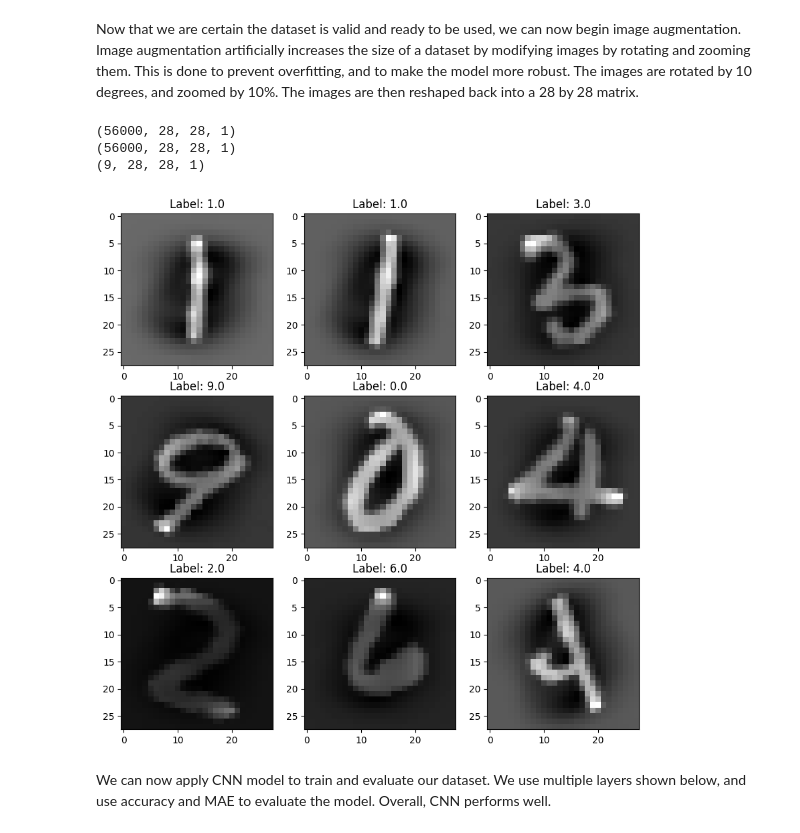
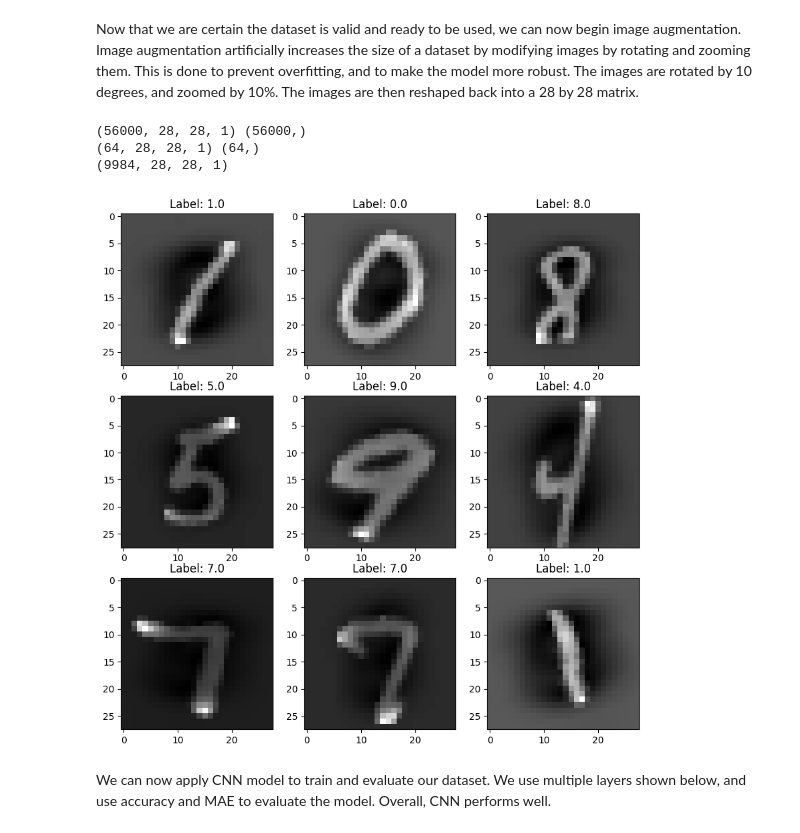
Before and after one commit to Jeffin-J/Digit-Recognition-Model, a Jupyter notebook: numbers(edit 2).ipynb, the cells around one changed output. Saved outputs shown, nothing was run; the diff lists cells and outputs as text; code cells hidden in the pictures.

Commit message:
Added testing image augmentation

```diff
--- a/numbers(edit 2).ipynb
+++ b/numbers(edit 2).ipynb
@@ -49,26 +48,38 @@ Now that we are certain the dataset is valid and ready to be used, we can now be
 # %%
 #Attempting to use Keras's image augmentation
 import keras.preprocessing.image
 from keras.preprocessing.image import ImageDataGenerator
-print(format(X_train.shape))
+print(X_train.shape, y_train.shape)
 datagen = ImageDataGenerator(
         rotation_range=25,
-        zoom_range = 0.10,
+        zoom_range = 0.20,
         )
 datagen.fit(X_train)
-print(X_train.shape)
-augmented_images, augmented_labels = next(datagen.flow(X_train, y_train, batch_size=9)) #Aumgent 9 images in random from training set
+
+gen_augmented = datagen.flow(X_train, y_train, batch_size=64)
+augmented_images = []
+augmented_labels = []
+for i in range(10000 // 64):
+    batch_augmented_images, batch_augmented_labels = next(gen_augmented)
+    augmented_images.append(batch_augmented_images)
+    augmented_labels.append(batch_augmented_labels)
+
+augmented_images = np.concatenate(augmented_images, axis=0)
+augmented_labels = np.concatenate(augmented_labels, axis=0)
+
+
+print(batch_augmented_images.shape, batch_augmented_labels.shape)
 print(augmented_images.shape)
 fig, axs = plt.subplots(3, 3, figsize=(10, 10))
 for i, ax in enumerate(axs.flatten()):
     ax.imshow(augmented_images[i].reshape(28, 28), cmap="gray")
     ax.set_title(f"Label: {augmented_labels[i]}")
 plt.show()
 # %% [output]
-(56000, 28, 28, 1)
-(56000, 28, 28, 1)
-(9, 28, 28, 1)
+(56000, 28, 28, 1) (56000,)
+(64, 28, 28, 1) (64,)
+(9984, 28, 28, 1)
-[figure, old version]
+[figure, new version]
 # %% [markdown]
 We can now apply CNN model to train and evaluate our dataset. We use multiple layers shown below, and use accuracy and MAE to evaluate the model. Overall, CNN performs well.
 # %%
```
Also changed, not shown: parts of 6 cells of this notebook, 1 other file.
